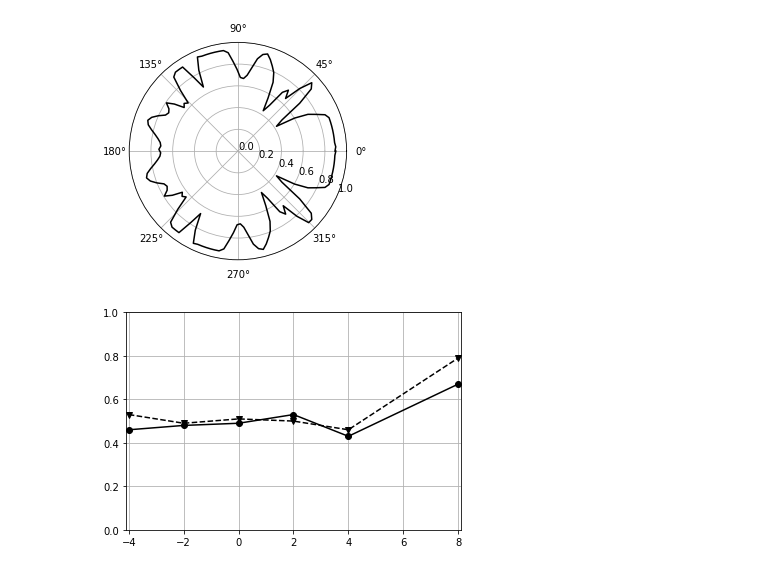
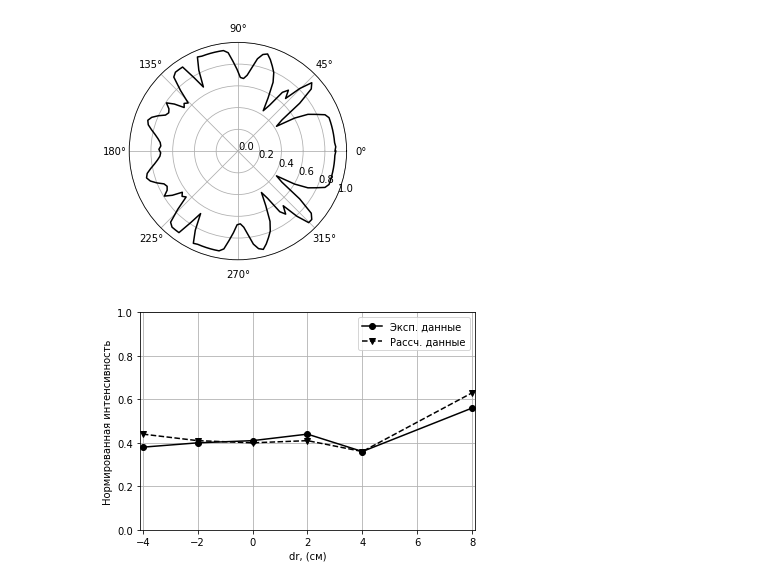
Before and after one commit to AnanasiDiod/Diploma, a Jupyter notebook: UV_field_calc/graph_plot.ipynb, the cells around one changed output. Cells and saved outputs as stored; diff of their text form; code cells hidden in the pictures.

```diff
--- a/UV_field_calc/graph_plot.ipynb
+++ b/UV_field_calc/graph_plot.ipynb
@@ -22,20 +22,22 @@ plt.show()
 # %% [output]
 [figure]
 # %%
-lamps_3_full = {'exp': [0.46, 0.48, 0.49, 0.53, 0.43, 0.67], 'calc': [0.53, 0.49, 0.51, 0.5, 0.46, 0.79]}
+lamps_3_full = {'exp': [0.38, 0.40, 0.41, 0.44, 0.36, 0.56], 'calc': [0.44, 0.41, 0.40, 0.41, 0.36, 0.63]}
 x = [-4, -2, 0, 2, 4, 8]
 
 fig, ax = plt.subplots()
 # ax.errorbar(x, lamps_3_full['exp'], 0.05, 0.1, color = '000')
-ax.plot(x, lamps_3_full['exp'], color = '000', marker = 'o')
-ax.plot(x, lamps_3_full['calc'], color = '000', linestyle='--', marker = 'v')
+ax.plot(x, lamps_3_full['exp'], color = '000', marker = 'o', label='Эксп. данные')
+ax.plot(x, lamps_3_full['calc'], color = '000', linestyle='--', marker = 'v', label='Рассч. данные')
 ax.set_xticks([-4,-2,0,2,4,6,8])
 ax.set_yticks([0,0.2,0.4,0.6,0.8,1])
 ax.set_xlim(-4.1,8.1)
 ax.set_ylim(0,1)
+ax.set_xlabel('dr, (см)')
+ax.set_ylabel('Нормированная интенсивность')
+ax.legend()
 ax.grid(True)
 
-
 plt.show()
 # %% [output]
-[figure, old version]
+[figure, new version]
```
Also changed, not shown: parts of 6 cells of this notebook, 9 other files.
